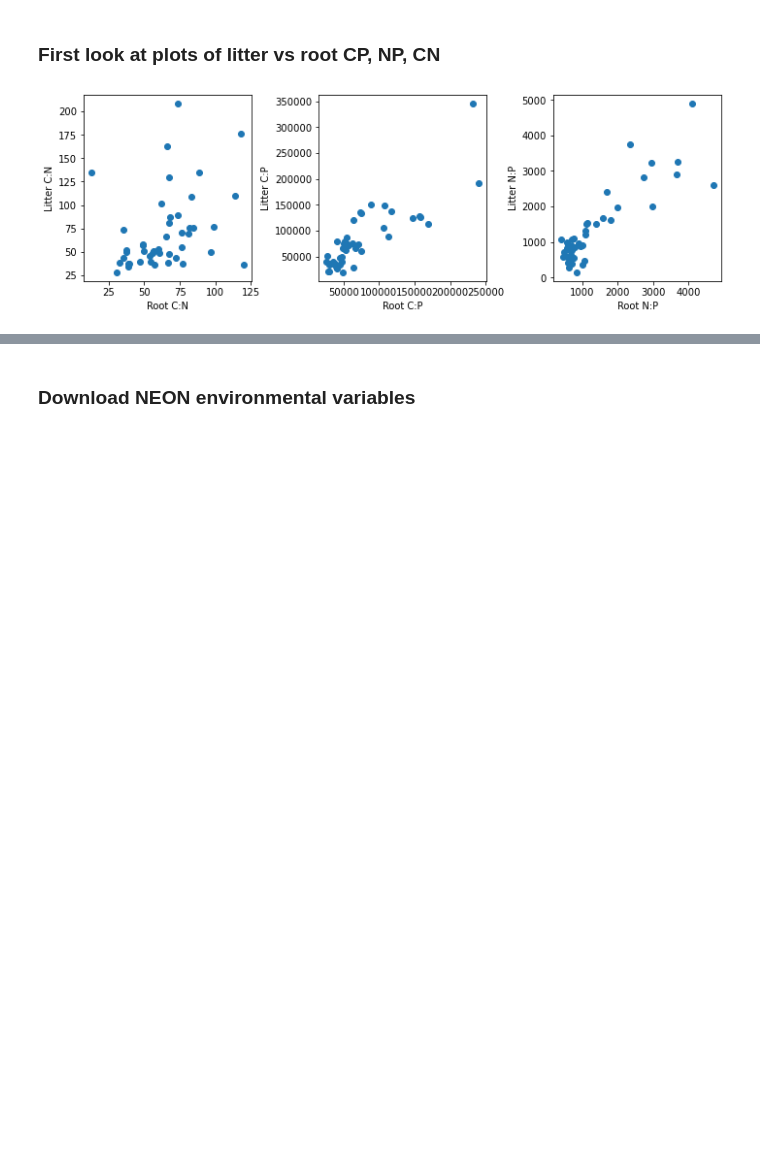
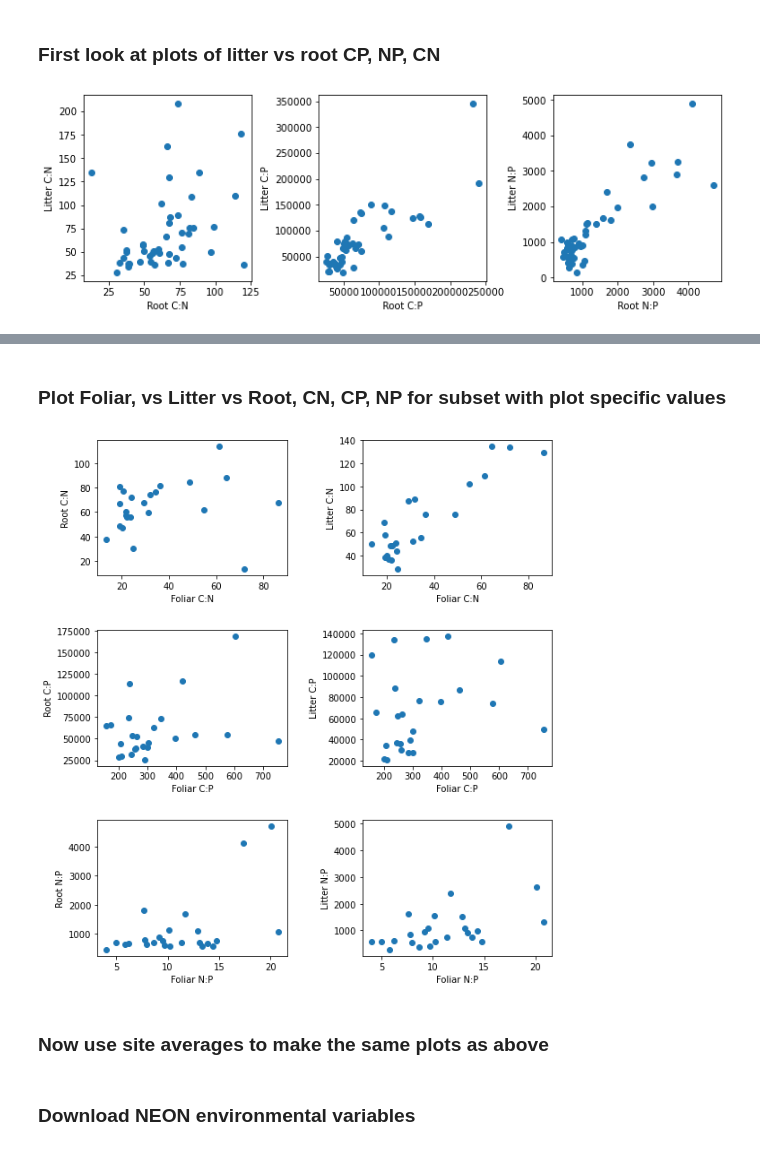
Before and after one commit to emhauser/NEON-Data, a Jupyter notebook: NEON_StoichiometryAnalysis.ipynb, the cells around one changed output, grey strips where cells are left out. Drawn from its saved outputs; the diff is of its cells as text; code cells hidden in the pictures; blank space fills up the shorter version.

```diff
--- a/NEON_StoichiometryAnalysis.ipynb
+++ b/NEON_StoichiometryAnalysis.ipynb
@@ -70,8 +70,8 @@ FoliarCNP = pandas.merge(elements,CNisotopes,
 
 ##Add NP and CP vars to Foliar df
 
-litterCNP['foliarCP'] = litterCNP.percent_C_litter/litterCNP.percent_P_litter
-rootCNP['foliarNP'] = rootCNP.percent_N_root/rootCNP.percent_P_root
+FoliarCNP['foliarCP'] = FoliarCNP.carbonPercent/FoliarCNP.foliarPhosphorusConc
+FoliarCNP['foliarNP'] = FoliarCNP.nitrogenPercent/FoliarCNP.foliarPhosphorusConc
 # %%
 ##Read in litter/root CNP data
 litterCNP = pandas.read_csv('/Users/emmahauser/OneDrive - The University of Montana/NEON_LeafLitterAnalyses/NEON-data/litterCNP.csv')
@@ -165,7 +165,7 @@ plt.subplots_adjust(left=0.02,
 # %% [output]
 [figure]
 # %%
-SubVars = ["percent_P_litter", "percent_C_litter", "percent_N_litter", "CN_litter", "13C_litter", "15N_litter", "decimalLatitude_x", "decimalLongitude_x", "percent_P_root", "percent_C_root", "percent_N_root", "CN_root", "13C_root", "15N_root"]
+SubVars = ["percent_P_litter", "percent_C_litter", "percent_N_litter", "CN_litter", "13C_litter", "15N_litter", "decimalLatitude_x", "decimalLongitude_x", "percent_P_root", "percent_C_root", "percent_N_root", "CN_root", "13C_root", "15N_root", "LitterCP","LitterNP", "rootCP","rootNP"]
 LitterRootCNP = LitterRootCNP[SubVars]
 pandas.set_option("display.max_columns()",None)
 LitterRootCNP
@@ -197,0 +195,4 @@ CNPPools = pandas.merge(LitterRootCNP, FoliarCNPMeans, on = 'plotID', how = 'lef
+# %%
+CNPPools
+##Subset rows that are non-NA for plot specific analysis. Do site averages for more general analysis.
+CNPPools2 = CNPPools.dropna(subset = ['foliarPhosphorusConc', 'percent_P_root'])
@@ -198,3 +220,55 @@ CNPPools = pandas.merge(LitterRootCNP, FoliarCNPMeans, on = 'plotID', how = 'lef
+# %% [markdown]
+### Plot Foliar, vs Litter vs Root, CN, CP, NP for subset with plot specific values
+# %%
+###This needs to be made nicer in a for loop
+
+plt.figure(figsize=(8,10))
+plt.subplot(3,2,1)
+plt.scatter(CNPPools2.CNratio, CNPPools2.CN_root)
+#plt.legend(loc="lower right")
+plt.xlabel("Foliar C:N")
+plt.ylabel("Root C:N") ;
+
+plt.subplot(3,2,3)
+plt.scatter(CNPPools2.foliarCP, CNPPools2.rootCP)
+#plt.legend(loc="lower right")
+plt.xlabel("Foliar C:P")
+plt.ylabel("Root C:P") ;
+
+plt.subplot(3,2,5)
+plt.scatter(CNPPools2.foliarNP, CNPPools2.rootNP)
+#plt.legend(loc="lower right")
+plt.xlabel("Foliar N:P")
+plt.ylabel("Root N:P") ;
+
+plt.subplot(3,2,2)
+plt.scatter(CNPPools2.CNratio, CNPPools2.CN_litter)
+#plt.legend(loc="lower right")
+plt.xlabel("Foliar C:N")
+plt.ylabel("Litter C:N") ;
+
+plt.subplot(3,2,4)
+plt.scatter(CNPPools2.foliarCP, CNPPools2.LitterCP)
+#plt.legend(loc="lower right")
+plt.xlabel("Foliar C:P")
+plt.ylabel("Litter C:P") ;
+
+plt.subplot(3,2,6)
+plt.scatter(CNPPools2.foliarNP, CNPPools2.LitterNP)
+#plt.legend(loc="lower right")
+plt.xlabel("Foliar N:P")
+plt.ylabel("Litter N:P") ;
+
+plt.subplots_adjust(left=0.02,
+                    bottom=0.1,
+                    right=0.9,
+                    top=0.9,
+                    wspace=0.4,
+                    hspace=0.4);
+# %% [output]
+[figure, added]
+# %% [markdown]
+### Now use site averages to make the same plots as above
 # %% [markdown]
 ### Download NEON environmental variables
 # %%
```
Also changed, not shown: parts of 9 cells of this notebook.
